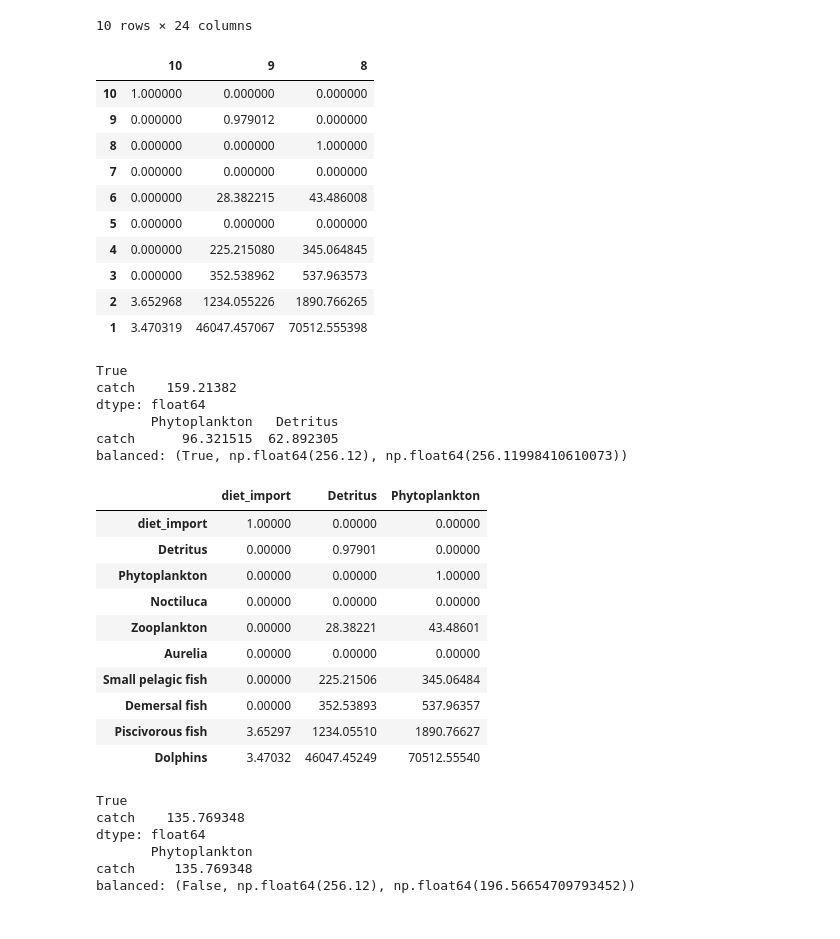
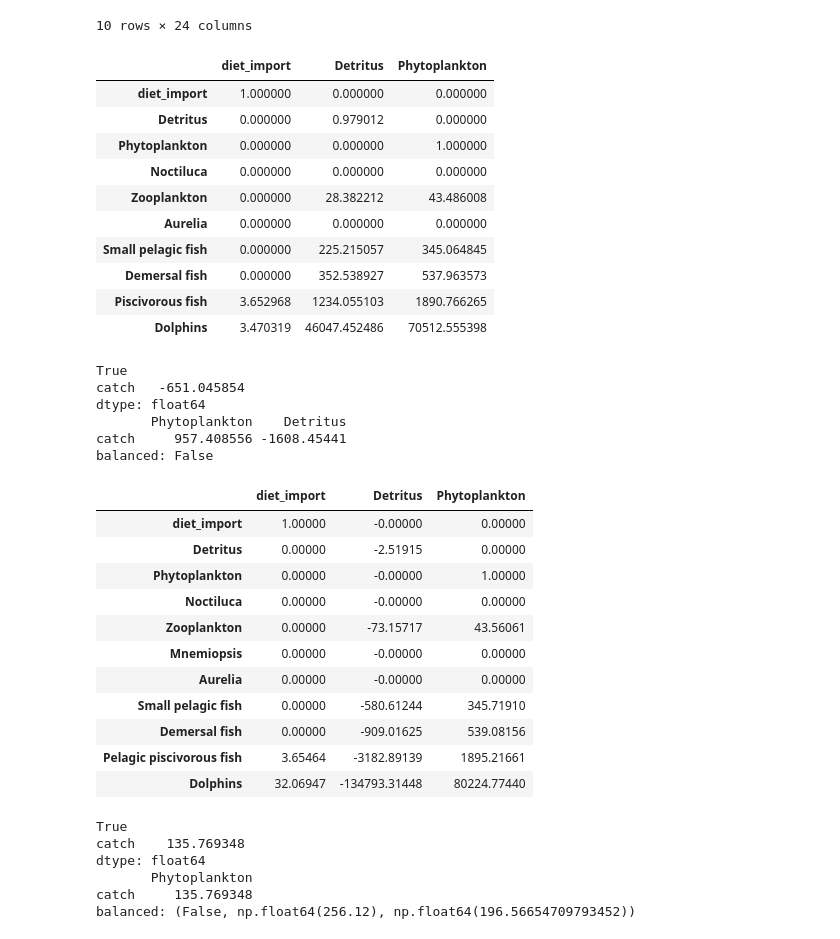
Before and after one commit to idocarmel1/PPREstimation, a Jupyter notebook: notebooks/tests.ipynb, the cells around one changed output. Cells and saved outputs as stored; diff of their text form; code cells hidden in the pictures.

```diff
--- a/notebooks/tests.ipynb
+++ b/notebooks/tests.ipynb
@@ -193,47 +196,52 @@ balanced: True
 | 1 | Dolphins | Regular | None | NaN | 0.018421 | 0.285714 | 0.001 | 0.01 | 0.350000 | ... |
 10 rows × 24 columns
 # %%
-sppr, sppr_det = self._sample_SPPR_new_forced_balance(TE_option='TE')
-sppr
+# sppr, sppr_det = self._sample_SPPR_new_forced_balance(TE_option='TE')
+sppr, A, L = self.SPPR_new(TE=None, TE_option='TE', fix_EE_0_cases=True, det_collapse_mode='never')
+
+# sppr, A, L = self.SPPR_2015()
+sppr.rename(index=self.seq2name, columns=self.seq2name)
 # %% [output]
-|  | 10 | 9 | 8 |
-| 10 | 1.000000 | 0.000000 | 0.000000 |
-| 9 | 0.000000 | 0.979012 | 0.000000 |
-| 8 | 0.000000 | 0.000000 | 1.000000 |
-| 7 | 0.000000 | 0.000000 | 0.000000 |
-| 6 | 0.000000 | 28.382215 | 43.486008 |
-| 5 | 0.000000 | 0.000000 | 0.000000 |
-| 4 | 0.000000 | 225.215080 | 345.064845 |
-| 3 | 0.000000 | 352.538962 | 537.963573 |
-| 2 | 3.652968 | 1234.055226 | 1890.766265 |
-| 1 | 3.470319 | 46047.457067 | 70512.555398 |
+|  | diet_import | Detritus | Phytoplankton |
+| diet_import | 1.000000 | 0.000000 | 0.000000 |
+| Detritus | 0.000000 | 0.979012 | 0.000000 |
+| Phytoplankton | 0.000000 | 0.000000 | 1.000000 |
+| Noctiluca | 0.000000 | 0.000000 | 0.000000 |
+| Zooplankton | 0.000000 | 28.382212 | 43.486008 |
+| Aurelia | 0.000000 | 0.000000 | 0.000000 |
+| Small pelagic fish | 0.000000 | 225.215057 | 345.064845 |
+| Demersal fish | 0.000000 | 352.538927 | 537.963573 |
+| Piscivorous fish | 3.652968 | 1234.055103 | 1890.766265 |
+| Dolphins | 3.470319 | 46047.452486 | 70512.555398 |
 # %%
-sppr, A, L = self.SPPR_new(TE=None, TE_option='TE', collapse_det=None, fix_EE_0_cases=True, det_collapse_mode='never')
+sppr, A, L = self.SPPR_new(TE=None, TE_option='TE', fix_EE_0_cases=True, det_collapse_mode='never')
+# sppr, A, L = self.SPPR_2015()
 sppr, A, L = PPRCalculator.rename_results([sppr, A, L], self.seq2name)
 print(self.is_model_balanced()[0])
 print(self.get_PPR(sppr, only_inner=True, only_pp=False).sum(axis=1))
 print(self.get_PPR(sppr, only_inner=True, only_pp=False).rename(columns=self.seq2name))
-print(f'balanced: {self.is_sppr_balanced(sppr)}')
+print(f'balanced: {self.is_sppr_balanced(sppr)[0]}')
 sppr.round(5)
 # sppr.round(5).sum(axis=1)
 # %% [output]
 True
-catch    159.21382
+catch   -651.045854
 dtype: float64
-       Phytoplankton   Detritus
-catch      96.321515  62.892305
-balanced: (True, np.float64(256.12), np.float64(256.11998410610073))
+       Phytoplankton    Detritus
+catch     957.408556 -1608.45441
+balanced: False
 |  | diet_import | Detritus | Phytoplankton |
-| diet_import | 1.00000 | 0.00000 | 0.00000 |
-| Detritus | 0.00000 | 0.97901 | 0.00000 |
-| Phytoplankton | 0.00000 | 0.00000 | 1.00000 |
-| Noctiluca | 0.00000 | 0.00000 | 0.00000 |
-| Zooplankton | 0.00000 | 28.38221 | 43.48601 |
-| Aurelia | 0.00000 | 0.00000 | 0.00000 |
-| Small pelagic fish | 0.00000 | 225.21506 | 345.06484 |
-| Demersal fish | 0.00000 | 352.53893 | 537.96357 |
-| Piscivorous fish | 3.65297 | 1234.05510 | 1890.76627 |
-| Dolphins | 3.47032 | 46047.45249 | 70512.55540 |
+| diet_import | 1.00000 | -0.00000 | 0.00000 |
+| Detritus | 0.00000 | -2.51915 | 0.00000 |
+| Phytoplankton | 0.00000 | -0.00000 | 1.00000 |
+| Noctiluca | 0.00000 | -0.00000 | 0.00000 |
+| Zooplankton | 0.00000 | -73.15717 | 43.56061 |
+| Mnemiopsis | 0.00000 | -0.00000 | 0.00000 |
+| Aurelia | 0.00000 | -0.00000 | 0.00000 |
+| Small pelagic fish | 0.00000 | -580.61244 | 345.71910 |
+| Demersal fish | 0.00000 | -909.01625 | 539.08156 |
+| Pelagic piscivorous fish | 3.65464 | -3182.89139 | 1895.21661 |
+| Dolphins | 32.06947 | -134793.31448 | 80224.77440 |
 # %%
 sppr, A, L = self.SPPR_2015(only_pp_det=True)
 sppr, A, L = PPRCalculator.rename_results([sppr, A, L], self.seq2name)
```
Also changed, not shown: parts of 5 cells of this notebook, 2 other files.
